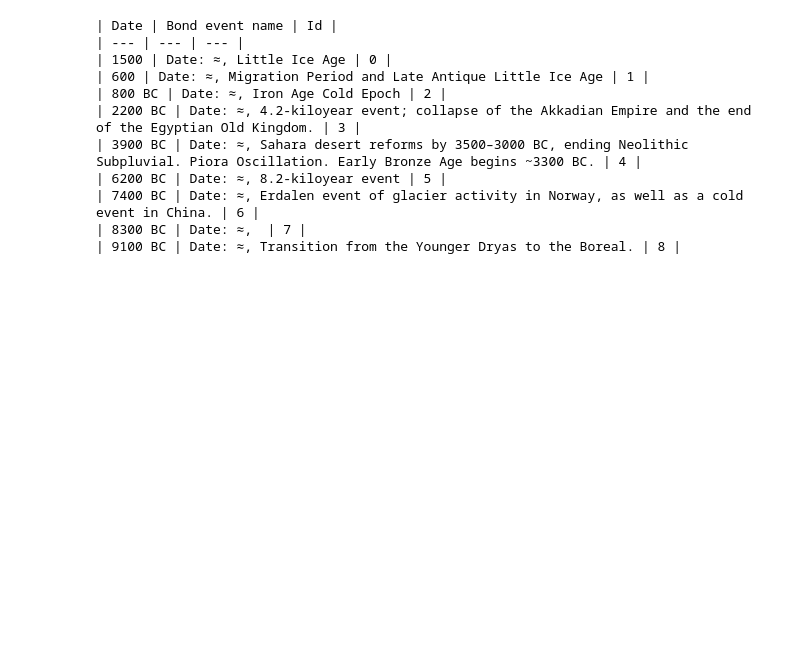
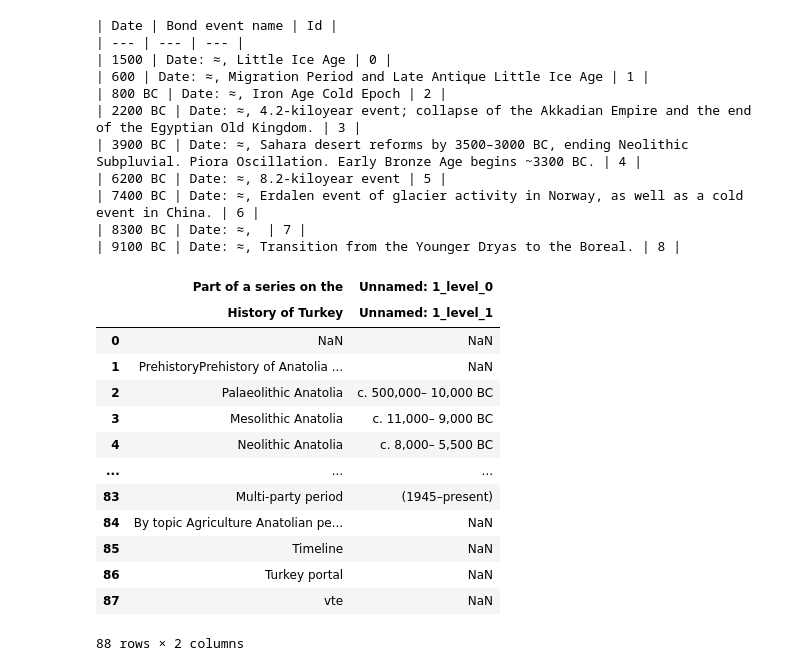
Before and after one commit to domschl/EbookTools, a Jupyter notebook: wiki_exporter_hist.ipynb, the cells around one changed output. Drawn from its saved outputs; the diff is of its cells as text; code cells hidden in the pictures; blank space fills up the shorter version.

```diff
--- a/wiki_exporter_hist.ipynb
+++ b/wiki_exporter_hist.ipynb
@@ -381,3 +423,23 @@ for i, row in enumerate(tables[0].iterrows()):
 | 7400 BC | Date: ≈, Erdalen event of glacier activity in Norway, as well as a cold event in China. | 6 |
 | 8300 BC | Date: ≈,  | 7 |
 | 9100 BC | Date: ≈, Transition from the Younger Dryas to the Boreal. | 8 |
+# %%
+url = "https://en.wikipedia.org/wiki/Timeline_of_Anatolian_history"
+tables = pd.read_html(url)
+# %%
+tables[0]
+# %% [output]
+|  | Part of a series on the | Unnamed: 1_level_0 |
+|  | History of Turkey | Unnamed: 1_level_1 |
+| 0 | NaN | NaN |
+| 1 | PrehistoryPrehistory of Anatolia ... | NaN |
+| 2 | Palaeolithic Anatolia | c. 500,000– 10,000 BC |
+| 3 | Mesolithic Anatolia | c. 11,000– 9,000 BC |
+| 4 | Neolithic Anatolia | c. 8,000– 5,500 BC |
+| ... | ... | ... |
+| 83 | Multi-party period | (1945–present) |
+| 84 | By topic Agriculture Anatolian pe... | NaN |
+| 85 | Timeline | NaN |
+| 86 | Turkey portal | NaN |
+| 87 | vte | NaN |
+88 rows × 2 columns
```
Also changed, not shown: parts of 14 cells of this notebook, 2 other files.
